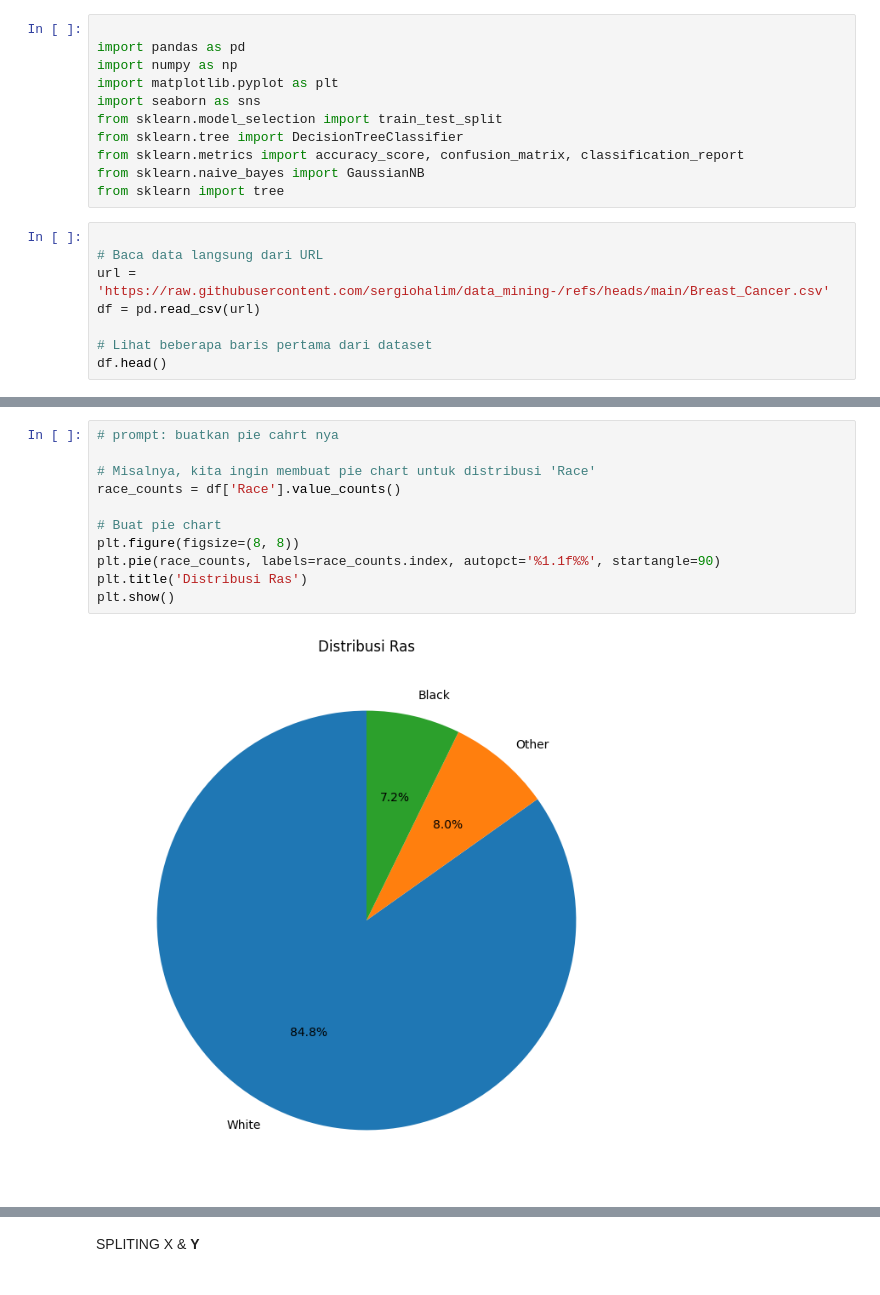
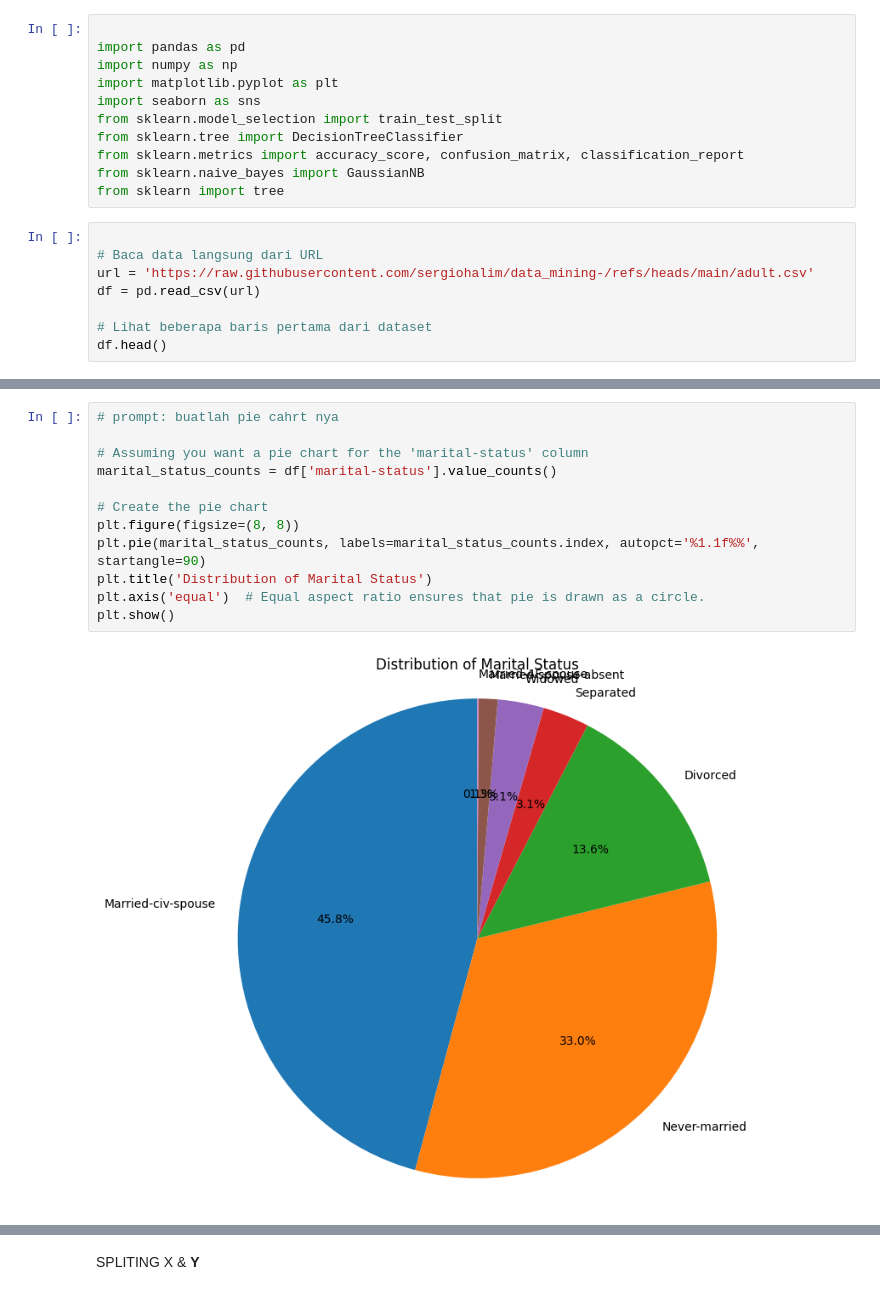
Before and after one commit to sergiohalim/data_mining-, a Jupyter notebook: Bernadus Sergio Halim-0706022210056-Week6-Adult.ipynb, the cells around one changed output, grey strips where cells are left out. Cells and saved outputs as stored; diff of their text form.

```diff
--- a/Bernadus Sergio Halim-0706022210056-Week6-Adult.ipynb
+++ b/Bernadus Sergio Halim-0706022210056-Week6-Adult.ipynb
@@ -12,7 +12,7 @@ from sklearn import tree
 # %%
 
 # Baca data langsung dari URL
-url = 'https://raw.githubusercontent.com/sergiohalim/data_mining-/refs/heads/main/Breast_Cancer.csv'
+url = 'https://raw.githubusercontent.com/sergiohalim/data_mining-/refs/heads/main/adult.csv'
 df = pd.read_csv(url)
 
 # Lihat beberapa baris pertama dari dataset
@@ -98,15 +94,16 @@ plt.show()
 # %%
-# prompt: buatkan pie cahrt nya
+# prompt: buatlah pie cahrt nya
 
-# Misalnya, kita ingin membuat pie chart untuk distribusi 'Race'
-race_counts = df['Race'].value_counts()
+# Assuming you want a pie chart for the 'marital-status' column
+marital_status_counts = df['marital-status'].value_counts()
 
-# Buat pie chart
+# Create the pie chart
 plt.figure(figsize=(8, 8))
-plt.pie(race_counts, labels=race_counts.index, autopct='%1.1f%%', startangle=90)
-plt.title('Distribusi Ras')
+plt.pie(marital_status_counts, labels=marital_status_counts.index, autopct='%1.1f%%', startangle=90)
+plt.title('Distribution of Marital Status')
+plt.axis('equal')  # Equal aspect ratio ensures that pie is drawn as a circle.
 plt.show()
 # %% [output]
-[figure, old version]
+[figure, new version]
 # %%
 
```
Also changed, not shown: parts of 28 cells of this notebook.
